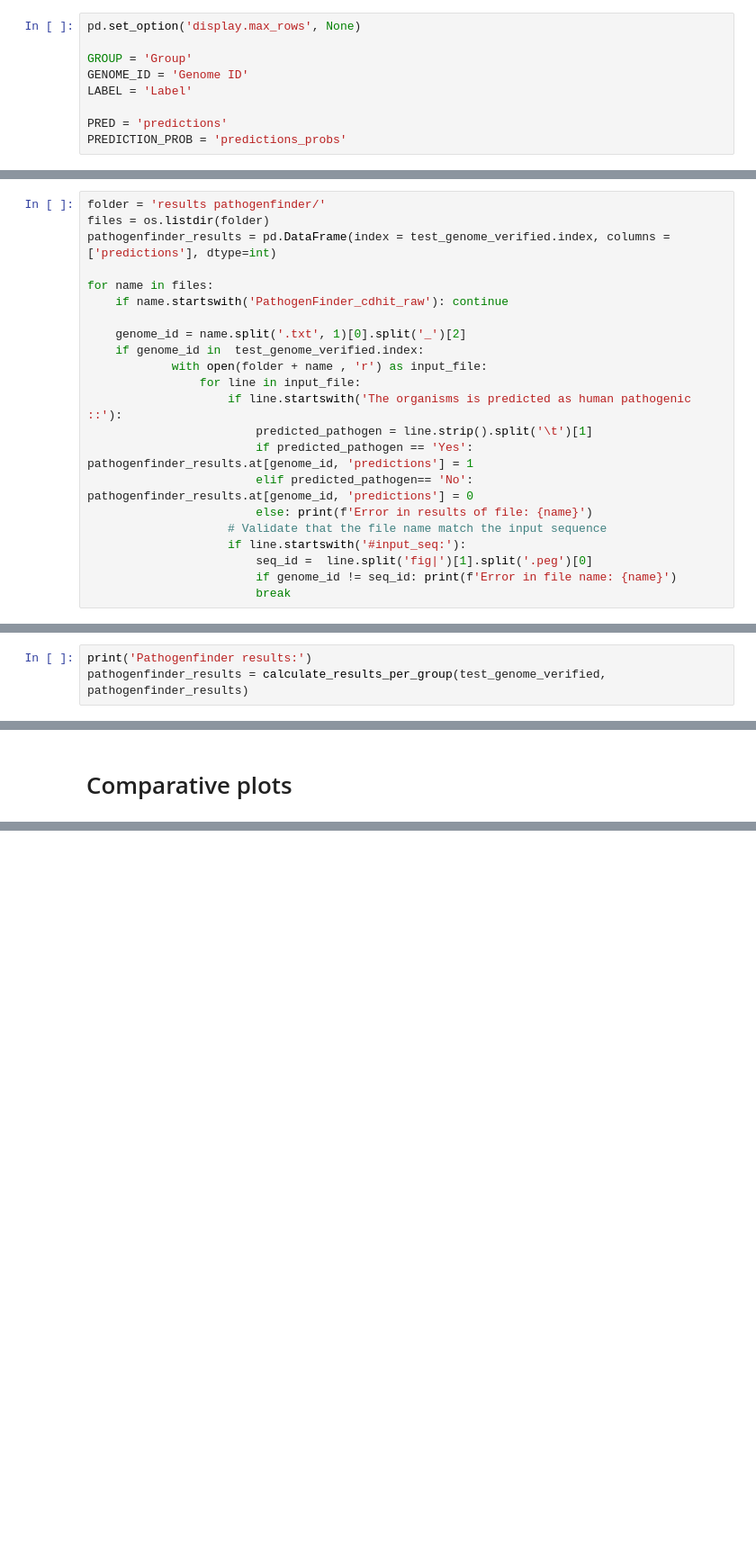
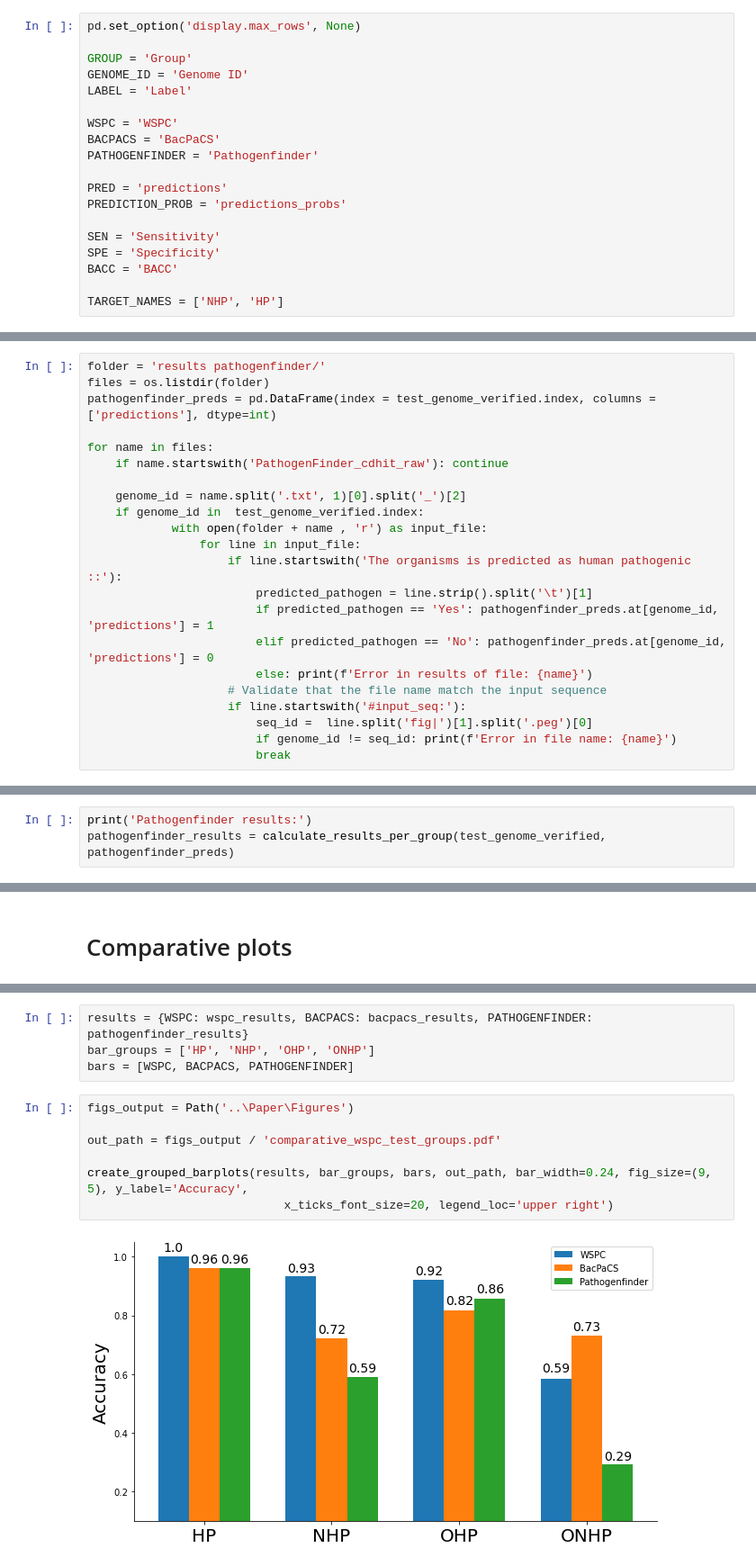
Before and after one commit to shakedna1/wspc_rep, a Jupyter notebook: comp_analysis/comparative_analysis.ipynb, the cells around one changed output, grey strips where cells are left out. Shown at 90% size. Cells and saved outputs as stored; diff of their text form; blank space fills up the shorter version.

Commit message:
Update plots

```diff
--- a/comp_analysis/comparative_analysis.ipynb
+++ b/comp_analysis/comparative_analysis.ipynb
@@ -27,7 +34,17 @@ GROUP = 'Group'
 GENOME_ID = 'Genome ID'
 LABEL = 'Label'
 
+WSPC = 'WSPC'
+BACPACS = 'BacPaCS'
+PATHOGENFINDER = 'Pathogenfinder'
+
 PRED = 'predictions'
 PREDICTION_PROB = 'predictions_probs'
+
+SEN = 'Sensitivity'
+SPE = 'Specificity'
+BACC = 'BACC'
+
+TARGET_NAMES = ['NHP', 'HP']
 # %%
 path = Path('..\Data')
@@ -94,7 +148,7 @@ ONHP    accuracy=0.73 correctly predicted=30/41
 # %%
 folder = 'results pathogenfinder/'
 files = os.listdir(folder)
-pathogenfinder_results = pd.DataFrame(index = test_genome_verified.index, columns = ['predictions'], dtype=int)
+pathogenfinder_preds = pd.DataFrame(index = test_genome_verified.index, columns = ['predictions'], dtype=int)
 
 for name in files:
     if name.startswith('PathogenFinder_cdhit_raw'): continue
@@ -105,8 +159,8 @@ for name in files:
                 for line in input_file:
                     if line.startswith('The organisms is predicted as human pathogenic ::'):
                         predicted_pathogen = line.strip().split('\t')[1]
-                        if predicted_pathogen == 'Yes': pathogenfinder_results.at[genome_id, 'predictions'] = 1
-                        elif predicted_pathogen== 'No': pathogenfinder_results.at[genome_id, 'predictions'] = 0
+                        if predicted_pathogen == 'Yes': pathogenfinder_preds.at[genome_id, 'predictions'] = 1
+                        elif predicted_pathogen == 'No': pathogenfinder_preds.at[genome_id, 'predictions'] = 0
                         else: print(f'Error in results of file: {name}')
                     # Validate that the file name match the input sequence
                     if line.startswith('#input_seq:'):
@@ -116,6 +192,6 @@ for name in files:
 # %%
 print('Pathogenfinder results:')
-pathogenfinder_results = calculate_results_per_group(test_genome_verified, pathogenfinder_results)
+pathogenfinder_results = calculate_results_per_group(test_genome_verified, pathogenfinder_preds)
 # %% [output]
 Pathogenfinder results:
 HP      accuracy=0.96 correctly predicted=24/25
@@ -192,0 +230,13 @@ create_comparative_barplots({'WSPC': wspc_results, 'BacPaCS': bacpacs_results, '
+# %%
+results = {WSPC: wspc_results, BACPACS: bacpacs_results, PATHOGENFINDER: pathogenfinder_results}
+bar_groups = ['HP', 'NHP', 'OHP', 'ONHP']
+bars = [WSPC, BACPACS, PATHOGENFINDER]
+# %%
+figs_output = Path('..\Paper\Figures')
+
+out_path = figs_output / 'comparative_wspc_test_groups.pdf'
+
+create_grouped_barplots(results, bar_groups, bars, out_path, bar_width=0.24, fig_size=(9, 5), y_label='Accuracy',
+                            x_ticks_font_size=20, legend_loc='upper right')
+# %% [output]
+[figure, added]
```
Also changed, not shown: parts of 20 cells of this notebook, 2 other files.
